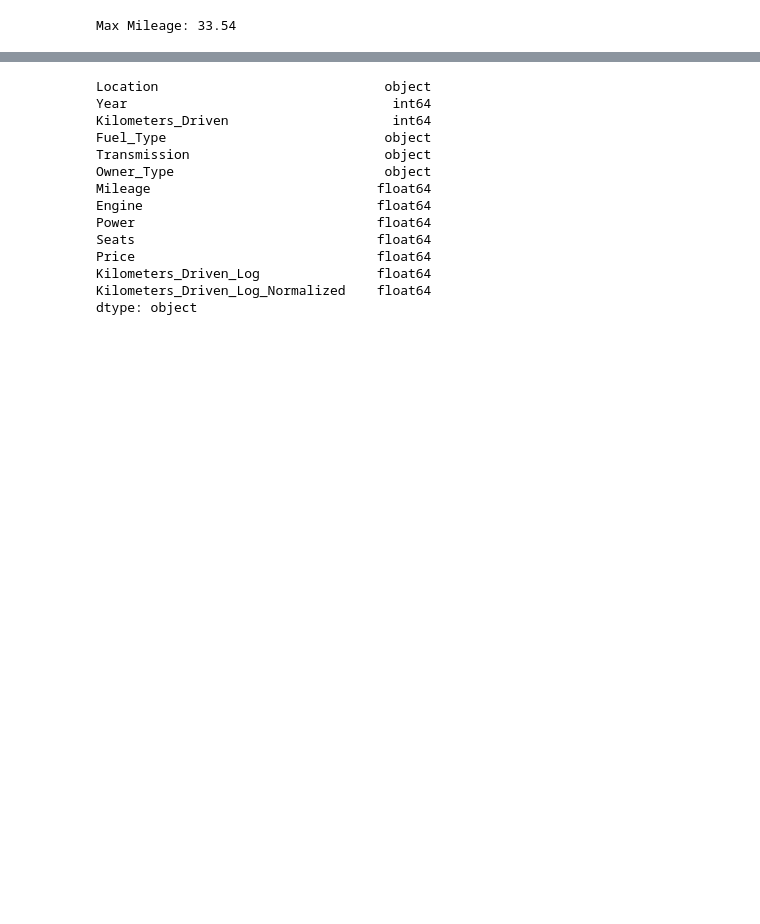
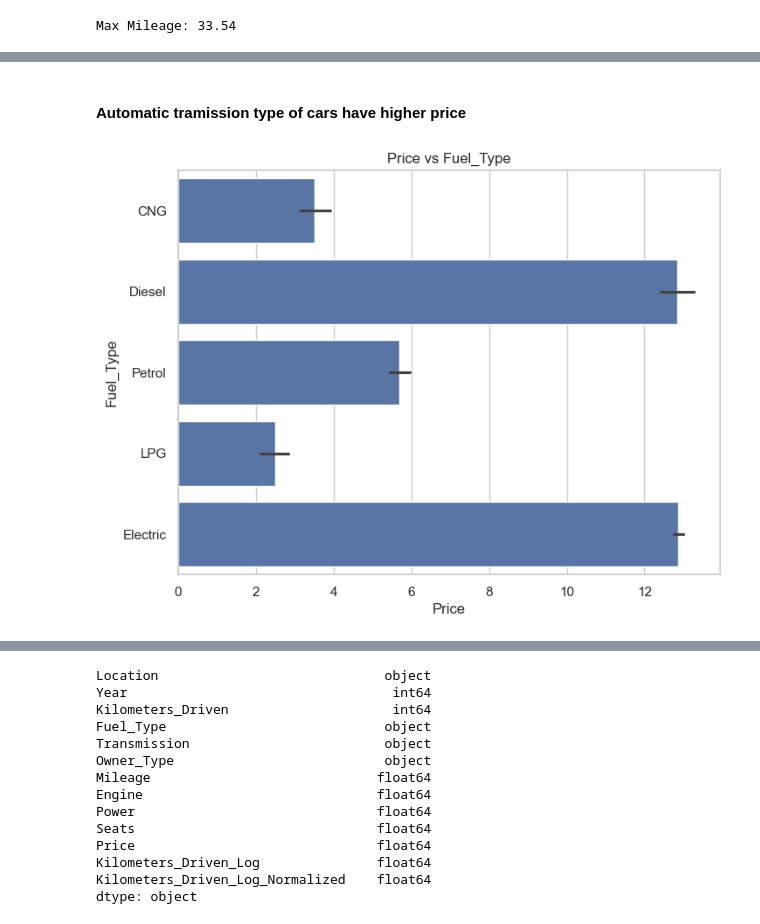
Before and after one commit to saharshthapa/Goacademy_hackathon, a Jupyter notebook: car_price_prediction.ipynb, the cells around one changed output, grey strips where cells are left out. Drawn from its saved outputs; the diff is of its cells as text; code cells hidden in the pictures; blank space fills up the shorter version.

```diff
--- a/car_price_prediction.ipynb
+++ b/car_price_prediction.ipynb
@@ -209,0 +260,6 @@ Max Mileage: 33.54
+# %% [markdown]
+#### Automatic tramission type of cars have higher price
+# %%
+bar_price('Fuel_Type')
+# %% [output]
+[figure, added]
```
Also changed, not shown: parts of 25 cells of this notebook.
